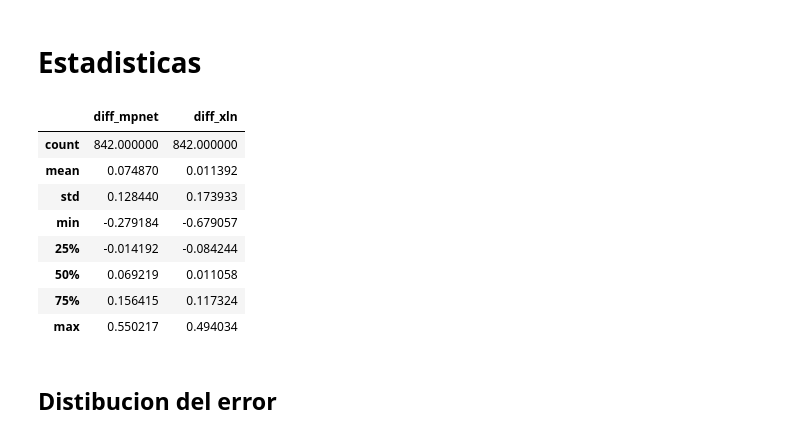
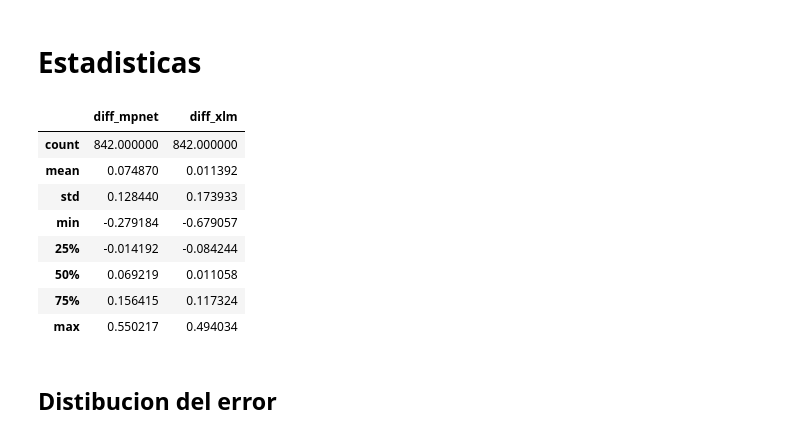
Before and after one commit to new-superuser-alt9193/ultimo_reto, a Jupyter notebook: eval.ipynb, the cells around one changed output. Cells and saved outputs as stored; diff of their text form; code cells hidden in the pictures.

```diff
--- a/eval.ipynb
+++ b/eval.ipynb
@@ -30,16 +34,19 @@ for i in range (len(sentences_1)):
 # %%
 model_sn_xlm = SentenceTransformer('symanto/sn-xlm-roberta-base-snli-mnli-anli-xnli')
 scores_sn_xlm = []
+time_xlm = []
 # %%
 for i in range (len(sentences_1)):
     sentences = [sentences_1[i], sentences_2[i]]
+    start_time = time.time()
     paraphrases = util.paraphrase_mining(model_sn_xlm, sentences)
+    time_xlm.append(time.time() - start_time)
     for paraphrase in paraphrases:
         score, i, j = paraphrase
         scores_sn_xlm.append(score)
 # %%
 eval = dataFrame['Score']
-eval = pd.concat([eval, pd.DataFrame({'mpnetScore': scores_all_mpnet_base_v2, 'xlnScore': scores_sn_xlm})], axis=1)
+eval = pd.concat([eval, pd.DataFrame({'mpnetScore': scores_all_mpnet_base_v2, 'xlmScore': scores_sn_xlm, 'time_mpnet': time_mpnet, 'time_xlm': time_xlm})], axis=1)
 eval['Score'] = eval['Score'] / 5
 eval
 # %% [output]
@@ -60,11 +67,11 @@ eval
  # Estadisticas
 # %%
 eval['diff_mpnet'] = eval['mpnetScore'] - eval['Score']
-eval['diff_xln'] = eval['xlnScore'] - eval['Score']
+eval['diff_xlm'] = eval['xlmScore'] - eval['Score']
 # %%
-eval[['diff_mpnet', 'diff_xln']].describe()
+eval[['diff_mpnet', 'diff_xlm']].describe()
 # %% [output]
-|  | diff_mpnet | diff_xln |
+|  | diff_mpnet | diff_xlm |
 | count | 842.000000 | 842.000000 |
 | mean | 0.074870 | 0.011392 |
 | std | 0.128440 | 0.173933 |
```
Also changed, not shown: parts of 31 cells of this notebook.
